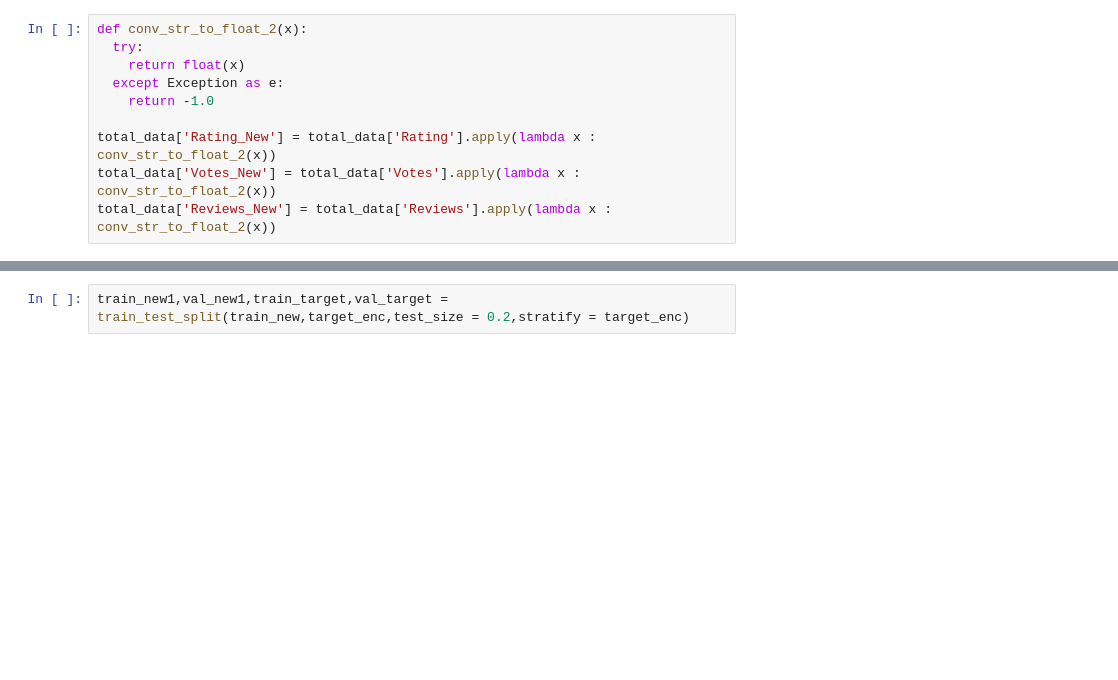
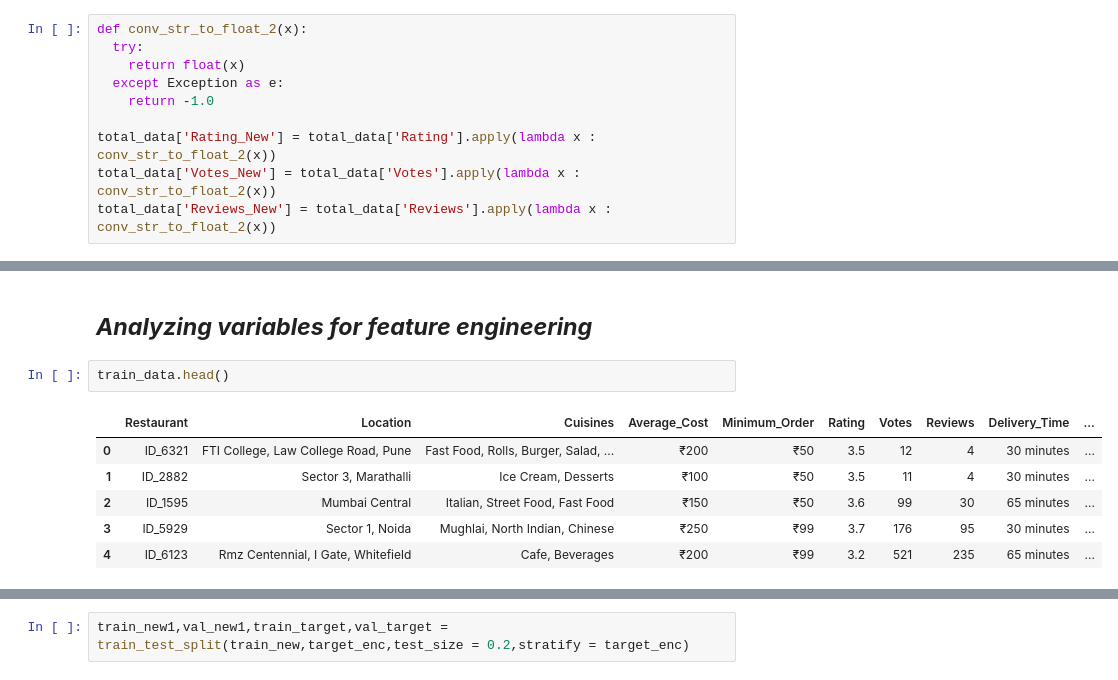
Before and after one commit to adarsh-meher/MachineHack---Predict-Delivery-Time, a Jupyter notebook: MH_Predict_Delivery_Time.ipynb, the cells around one changed output, grey strips where cells are left out. Saved outputs shown, nothing was run; the diff lists cells and outputs as text; blank space fills up the shorter version.

```diff
--- a/MH_Predict_Delivery_Time.ipynb
+++ b/MH_Predict_Delivery_Time.ipynb
@@ -152 +179,13 @@ dtype('O')
+# %% [markdown]
+***Analyzing variables for feature engineering***
+---
+# %%
+train_data.head()
+# %% [output]
+|  | Restaurant | Location | Cuisines | Average_Cost | Minimum_Order | Rating | Votes | Reviews | Delivery_Time | ... |
+| 0 | ID_6321 | FTI College, Law College Road, Pune | Fast Food, Rolls, Burger, Salad, ... | ₹200 | ₹50 | 3.5 | 12 | 4 | 30 minutes | ... |
+| 1 | ID_2882 | Sector 3, Marathalli | Ice Cream, Desserts | ₹100 | ₹50 | 3.5 | 11 | 4 | 30 minutes | ... |
+| 2 | ID_1595 | Mumbai Central | Italian, Street Food, Fast Food | ₹150 | ₹50 | 3.6 | 99 | 30 | 65 minutes | ... |
+| 3 | ID_5929 | Sector 1, Noida | Mughlai, North Indian, Chinese | ₹250 | ₹99 | 3.7 | 176 | 95 | 30 minutes | ... |
+| 4 | ID_6123 | Rmz Centennial, I Gate, Whitefield | Cafe, Beverages | ₹200 | ₹99 | 3.2 | 521 | 235 | 65 minutes | ... |
 # %%
```
Also changed, not shown: parts of 18 cells of this notebook.
